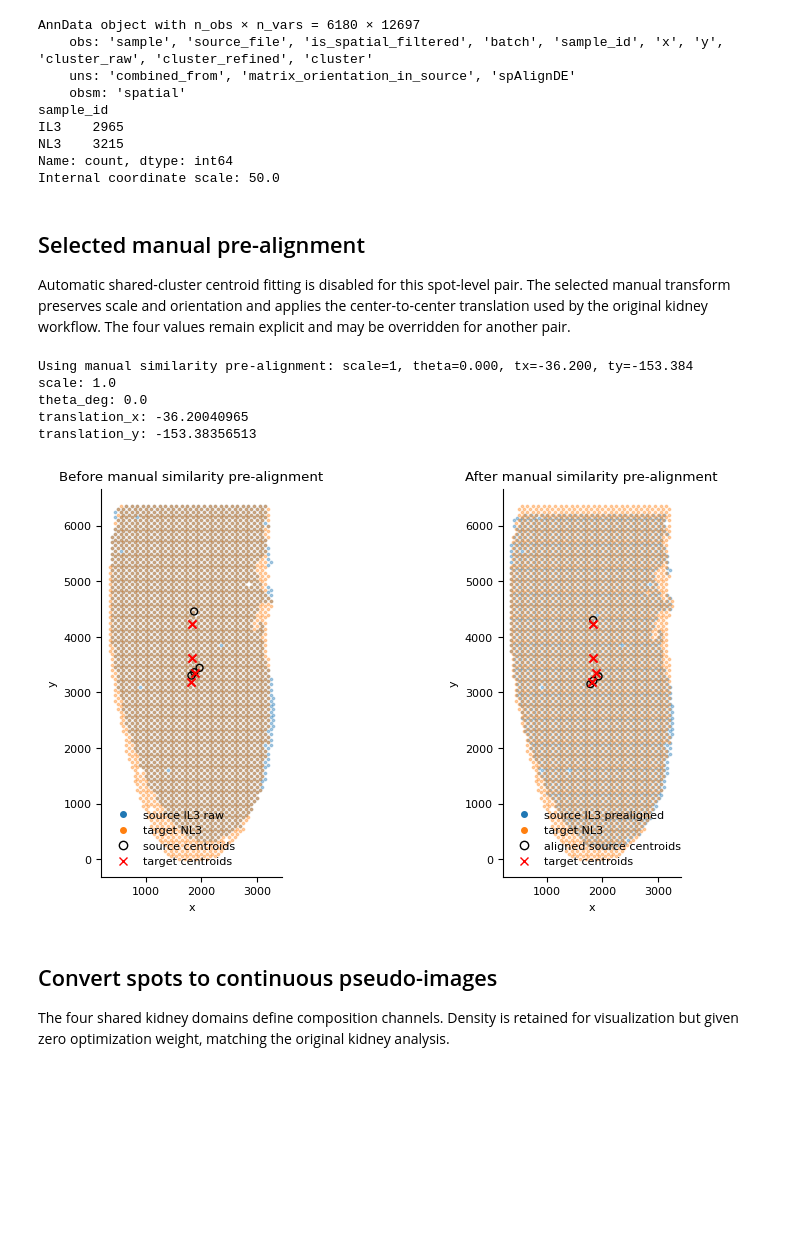
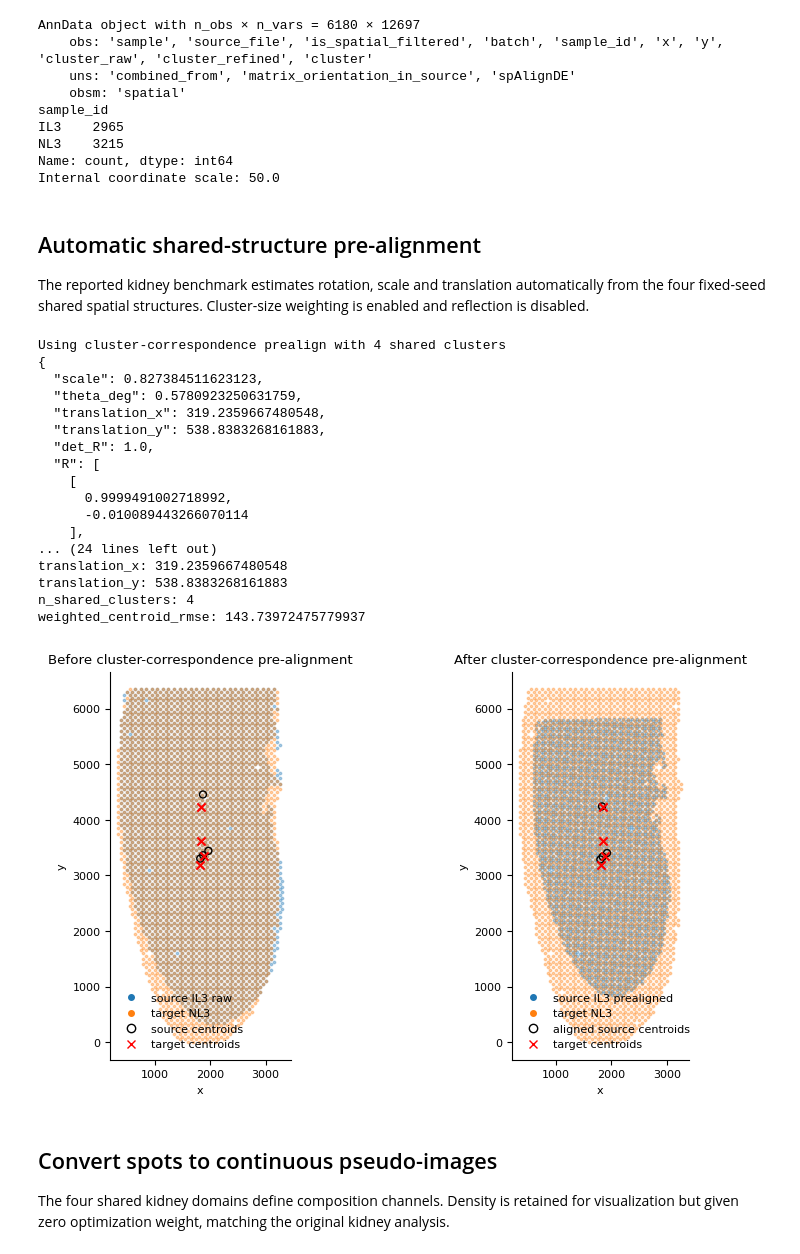
Before and after one commit to dsong-lab/spAlignDE, a Jupyter notebook: docs/source/source_notebooks/cross_sample_alignment_mouse_kidney_alignment_nb.ipynb, the cells around one changed output. Saved outputs shown, nothing was run; the diff lists cells and outputs as text; code cells hidden in the pictures; blank space fills up the shorter version.

Commit message:
Align tutorials with manuscript reproducibility results

```diff
--- a/docs/source/source_notebooks/cross_sample_alignment_mouse_kidney_alignment_nb.ipynb
+++ b/docs/source/source_notebooks/cross_sample_alignment_mouse_kidney_alignment_nb.ipynb
@@ -92,45 +93,50 @@ NL3    3215
 Name: count, dtype: int64
 Internal coordinate scale: 50.0
 # %% [markdown]
-## Selected manual pre-alignment
+## Automatic shared-structure pre-alignment
 
-Automatic shared-cluster centroid fitting is disabled for this
-spot-level pair. The selected manual transform preserves scale and
-orientation and applies the center-to-center translation used by
-the original kidney workflow. The four values remain explicit and
-may be overridden for another pair.
+The reported kidney benchmark estimates rotation, scale and translation automatically from the four fixed-seed shared spatial structures. Cluster-size weighting is enabled and reflection is disabled.
 # %%
-manual_config = spAlignDE.ManualPrealignmentConfig(
-    scale=float(os.environ.get("SPALIGNDE_MANUAL_SCALE", 1.0)),
-    theta_deg=float(os.environ.get("SPALIGNDE_MANUAL_THETA_DEG", 0.0)),
-    translation_x=float(
-        os.environ.get("SPALIGNDE_MANUAL_TX", -36.20040965)
-    ),
-    translation_y=float(
-        os.environ.get("SPALIGNDE_MANUAL_TY", -153.38356513)
-    ),
-)
-prealignment = spAlignDE.prealign_cross_sample_manual(
+prealignment = spAlignDE.prealign_cross_sample(
     adata_scaled,
     query_sample=QUERY,
     reference_sample=REFERENCE,
-    config=manual_config,
+    config=spAlignDE.PrealignmentConfig(
+        allow_scaling=True,
+        allow_reflection=False,
+        use_cluster_size_weights=True,
+        min_cluster_size=10,
+    ),
 )
-for key in ("scale", "theta_deg", "translation_x", "translation_y"):
+for key in (
+    "scale", "theta_deg", "translation_x", "translation_y", "n_shared_clusters", "weighted_centroid_rmse",
+):
     print(f"{key}: {prealignment.params[key]}")
 spAlignDE.plot_prealignment_result(
     prealignment,
     point_size=3.0,
     point_alpha=0.35,
     figsize=(8, 4.5),
 )
 # %% [output]
-Using manual similarity pre-alignment: scale=1, theta=0.000, tx=-36.200, ty=-153.384
-scale: 1.0
-theta_deg: 0.0
-translation_x: -36.20040965
-translation_y: -153.38356513
+Using cluster-correspondence prealign with 4 shared clusters
+{
+  "scale": 0.827384511623123,
+  "theta_deg": 0.5780923250631759,
+  "translation_x": 319.2359667480548,
+  "translation_y": 538.8383268161883,
+  "det_R": 1.0,
+  "R": [
+    [
+      0.9999491002718992,
+      -0.010089443266070114
+    ],
+... (24 lines left out)
+translation_x: 319.2359667480548
+translation_y: 538.8383268161883
+n_shared_clusters: 4
+weighted_centroid_rmse: 143.73972475779937
-[figure, old version]
+[figure, new version]
 # %% [markdown]
 ## Convert spots to continuous pseudo-images
 
```
Also changed, not shown: parts of 5 cells of this notebook, 9 other files.
